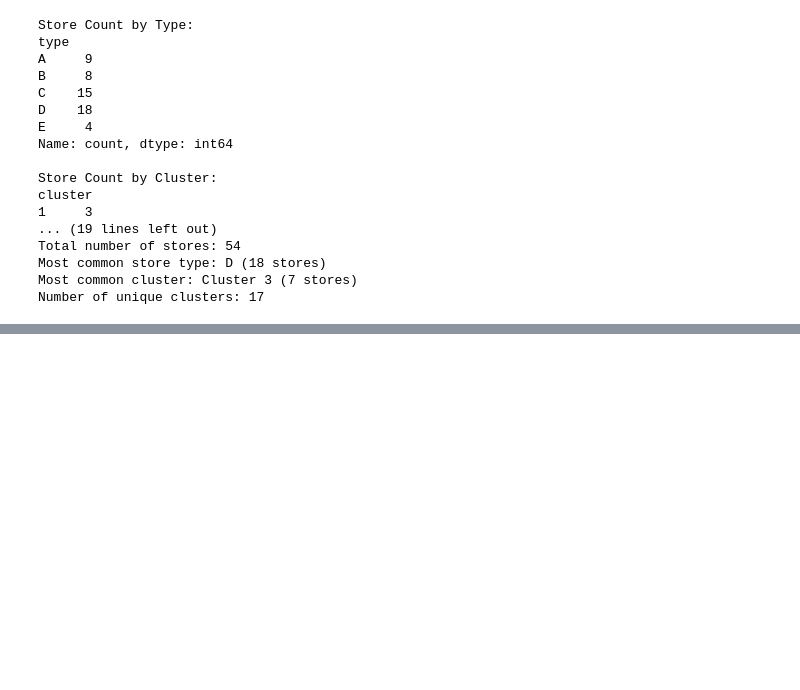
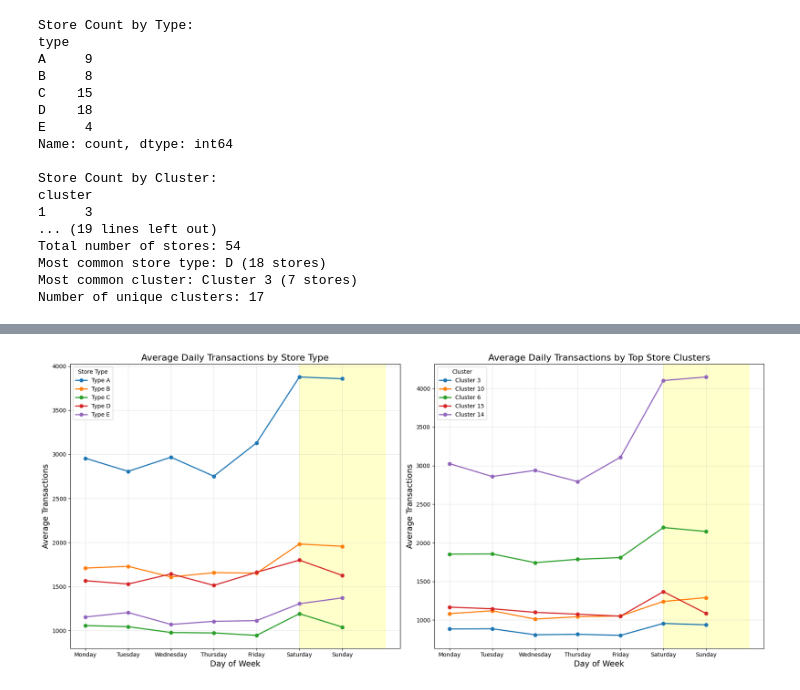
Before and after one commit to gupessanha/Data-Mining, a Jupyter notebook: T2/trab2.ipynb, the cells around one changed output, grey strips where cells are left out. Drawn from its saved outputs; the diff is of its cells as text; code cells hidden in the pictures; blank space fills up the shorter version.

```diff
--- a/T2/trab2.ipynb
+++ b/T2/trab2.ipynb
@@ -592,0 +906,81 @@ Number of unique clusters: 17
+# %%
+# Convert date to datetime if not already
+df_transactions['date'] = pd.to_datetime(df_transactions['date'])
+
+# Add day of week information
+df_transactions['day_of_week'] = df_transactions['date'].dt.dayofweek
+df_transactions['day_name'] = df_transactions['date'].dt.day_name()
+
+# Merge with store information to get store types and clusters
+trans_stores = pd.merge(df_transactions, df_stores, on='store_nbr')
+
+# Create a figure with two subplots side by side
+fig, (ax1, ax2) = plt.subplots(1, 2, figsize=(18, 8))
+
+# 1. Compare transactions by day of week for each store type
+day_type_trans = trans_stores.groupby(['day_of_week', 'day_name', 'type'])['transactions'].mean().reset_index()
+day_type_pivot = day_type_trans.pivot(index=['day_of_week', 'day_name'], columns='type', values='transactions')
+
+# Sort days correctly
+day_order = ['Monday', 'Tuesday', 'Wednesday', 'Thursday', 'Friday', 'Saturday', 'Sunday']
+day_type_pivot = day_type_pivot.reset_index().sort_values('day_of_week')
+
+# Plot store types
+for store_type in sorted(trans_stores['type'].unique()):
+    ax1.plot(day_type_pivot['day_name'], day_type_pivot[store_type],
+             marker='o', linewidth=2, label=f'Type {store_type}')
+
+ax1.set_title('Average Daily Transactions by Store Type', fontsize=16)
+ax1.set_xlabel('Day of Week', fontsize=14)
+ax1.set_ylabel('Average Transactions', fontsize=14)
+ax1.grid(True, alpha=0.3)
+ax1.legend(title='Store Type')
+ax1.set_xticklabels(day_order)
+
+# 2. Compare transactions by day of week for top store clusters
+# Get top 5 clusters by count
+top_clusters = trans_stores['cluster'].value_counts().nlargest(5).index.tolist()
+
+# Filter for those clusters
+trans_top_clusters = trans_stores[trans_stores['cluster'].isin(top_clusters)]
+
+# Group by day and cluster
+day_cluster_trans = trans_top_clusters.groupby(['day_of_week', 'day_name', 'cluster'])['transactions'].mean().reset_index()
+day_cluster_pivot = day_cluster_trans.pivot(index=['day_of_week', 'day_name'], columns='cluster', values='transactions')
+
+# Sort days correctly
+day_cluster_pivot = day_cluster_pivot.reset_index().sort_values('day_of_week')
+
+# Plot clusters
+for cluster in top_clusters:
+    ax2.plot(day_cluster_pivot['day_name'], day_cluster_pivot[cluster],
+             marker='o', linewidth=2, label=f'Cluster {cluster}')
+
+ax2.set_title('Average Daily Transactions by Top Store Clusters', fontsize=16)
+ax2.set_xlabel('Day of Week', fontsize=14)
+ax2.set_ylabel('Average Transactions', fontsize=14)
+ax2.grid(True, alpha=0.3)
+ax2.legend(title='Cluster')
+ax2.set_xticklabels(day_order)
+
+# Highlight weekends
+for ax in [ax1, ax2]:
+    ax.axvspan(5, 7, alpha=0.2, color='yellow', label='Weekend')
+
+plt.tight_layout()
+plt.show()
+
+# Calculate percentage change from weekday to weekend for each store type
+weekend_analysis = trans_stores.copy()
+weekend_analysis['is_weekend'] = weekend_analysis['day_of_week'].isin([5, 6])  # Saturday and Sunday
+
+# Calculate average transactions by store type and weekend status
+weekend_type_trans = weekend_analysis.groupby(['type', 'is_weekend'])['transactions'].mean().reset_index()
+weekend_type_pivot = weekend_type_trans.pivot(index='type', columns='is_weekend', values='transactions')
+weekend_type_pivot.columns = ['weekday', 'weekend']
+weekend_type_pivot['pct_change'] = (weekend_type_pivot['weekend'] - weekend_type_pivot['weekday']) / weekend_type_pivot['weekday'] * 100
+
+print("Weekend vs. Weekday Transactions by Store Type:")
+print(weekend_type_pivot.sort_values('pct_change', ascending=False))
+# %% [output]
+[figure, added]
```
Also changed, not shown: parts of 30 cells of this notebook, 4 other files.
